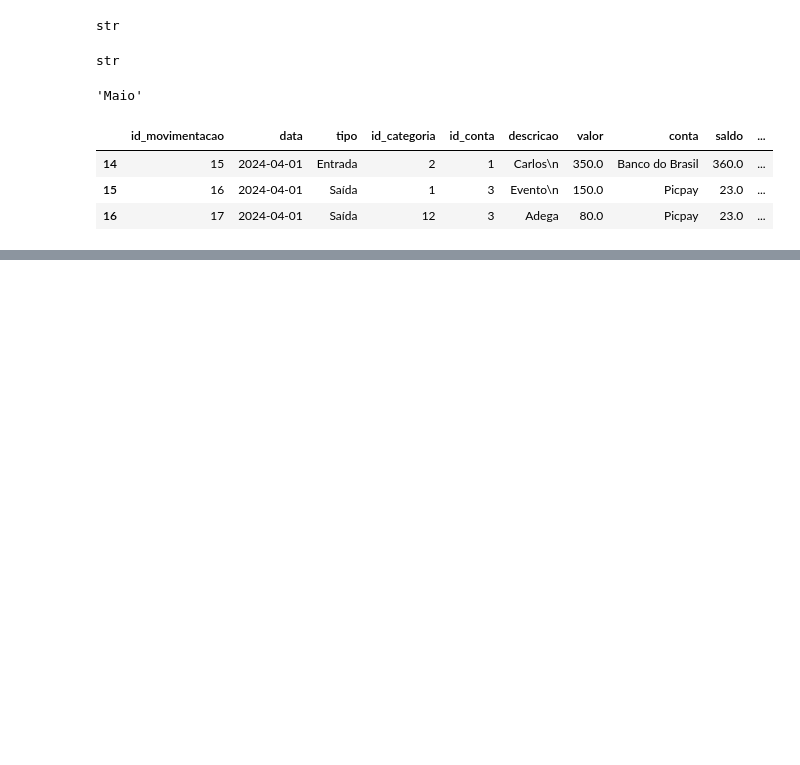
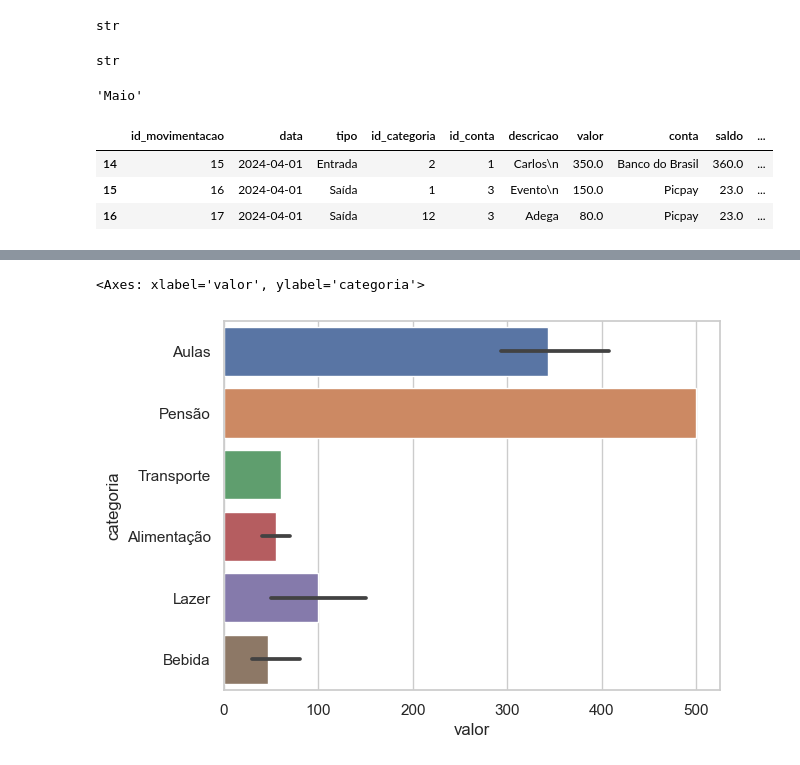
Before and after one commit to DS-Johnny/Fluxo_de_caixa, a Jupyter notebook: db_testes.ipynb, the cells around one changed output, grey strips where cells are left out. Saved outputs shown, nothing was run; the diff lists cells and outputs as text; code cells hidden in the pictures; blank space fills up the shorter version.

```diff
--- a/db_testes.ipynb
+++ b/db_testes.ipynb
@@ -477,0 +523,5 @@ KeyError: ('data', 'tipo', 'categoria', 'conta', 'valor', 'descricao')
+# %%
+sns.barplot(x='valor', y='categoria', data=df)
+# %% [output]
+<Axes: xlabel='valor', ylabel='categoria'>
+[figure, added]
```
Also changed, not shown: parts of 2 cells of this notebook, 24 other files.
